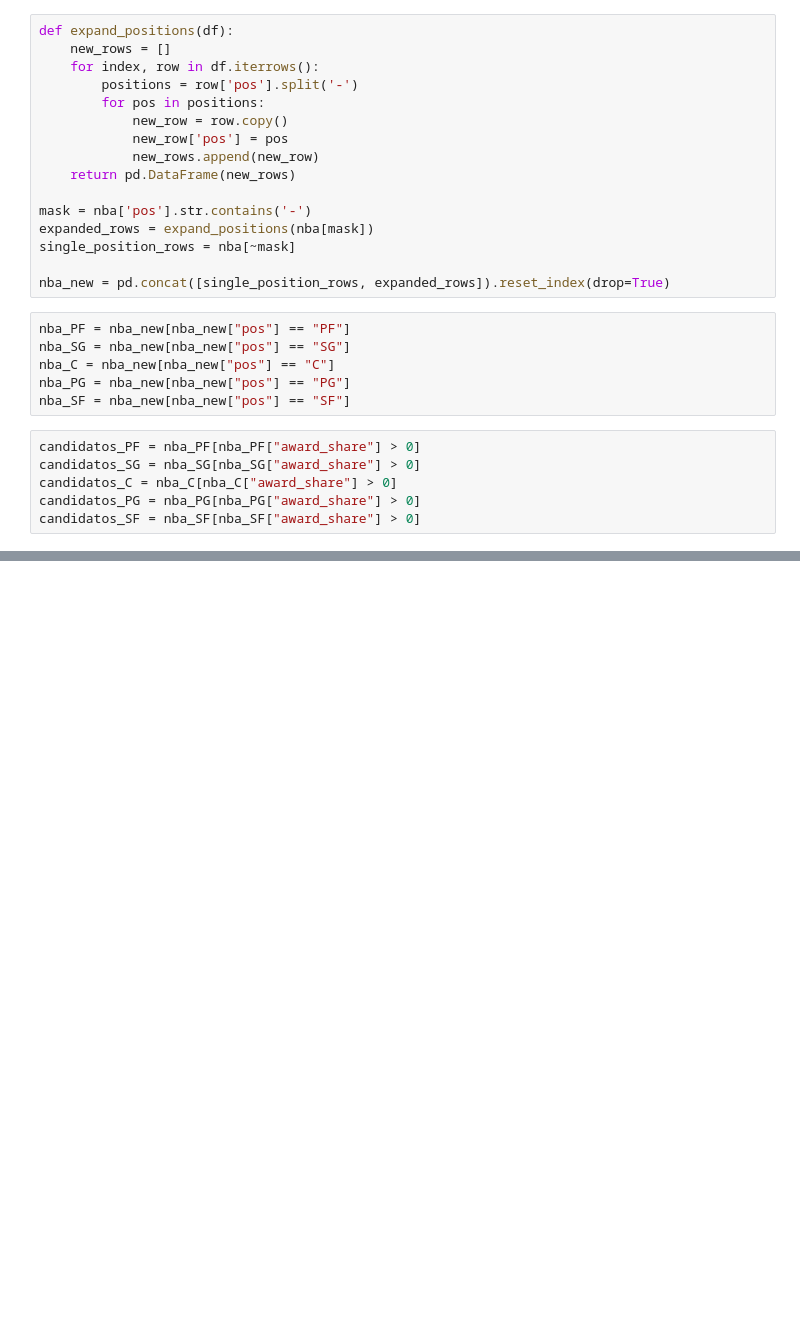
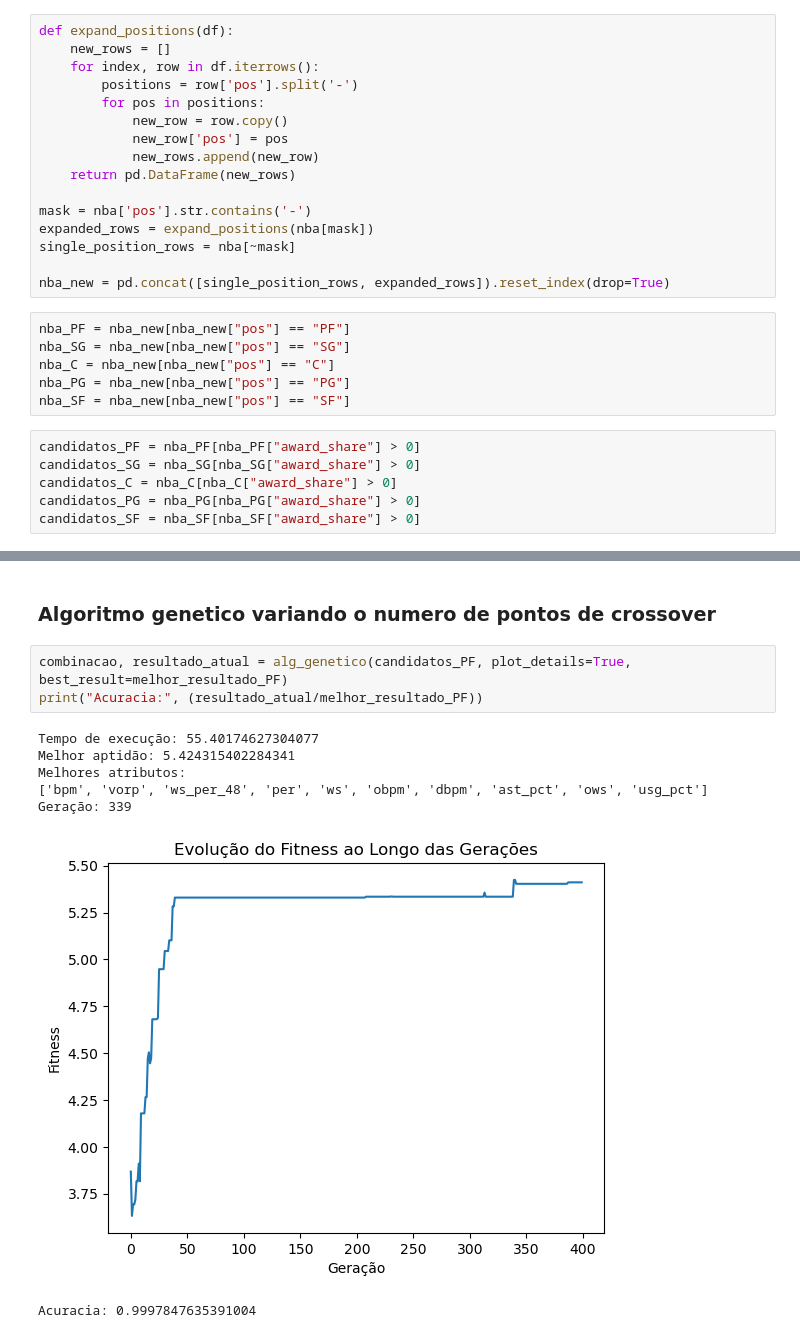
Before and after one commit to luca1-1/comp_evolucionaria, a Jupyter notebook: trabalho.ipynb, the cells around one changed output, grey strips where cells are left out. Cells and saved outputs as stored; diff of their text form; blank space fills up the shorter version.

```diff
--- a/trabalho.ipynb
+++ b/trabalho.ipynb
@@ -230,0 +94,13 @@ Geração: 294
+# %% [markdown]
+### Algoritmo genetico variando o numero de pontos de crossover
+# %%
+combinacao, resultado_atual = alg_genetico(candidatos_PF, plot_details=True, best_result=melhor_resultado_PF)
+print("Acuracia:", (resultado_atual/melhor_resultado_PF))
+# %% [output]
+Tempo de execução: 55.40174627304077
+Melhor aptidão: 5.424315402284341
+Melhores atributos:
+['bpm', 'vorp', 'ws_per_48', 'per', 'ws', 'obpm', 'dbpm', 'ast_pct', 'ows', 'usg_pct']
+Geração: 339
+[figure, added]
+Acuracia: 0.9997847635391004
```
Also changed, not shown: parts of 108 cells of this notebook, 4 other files.
